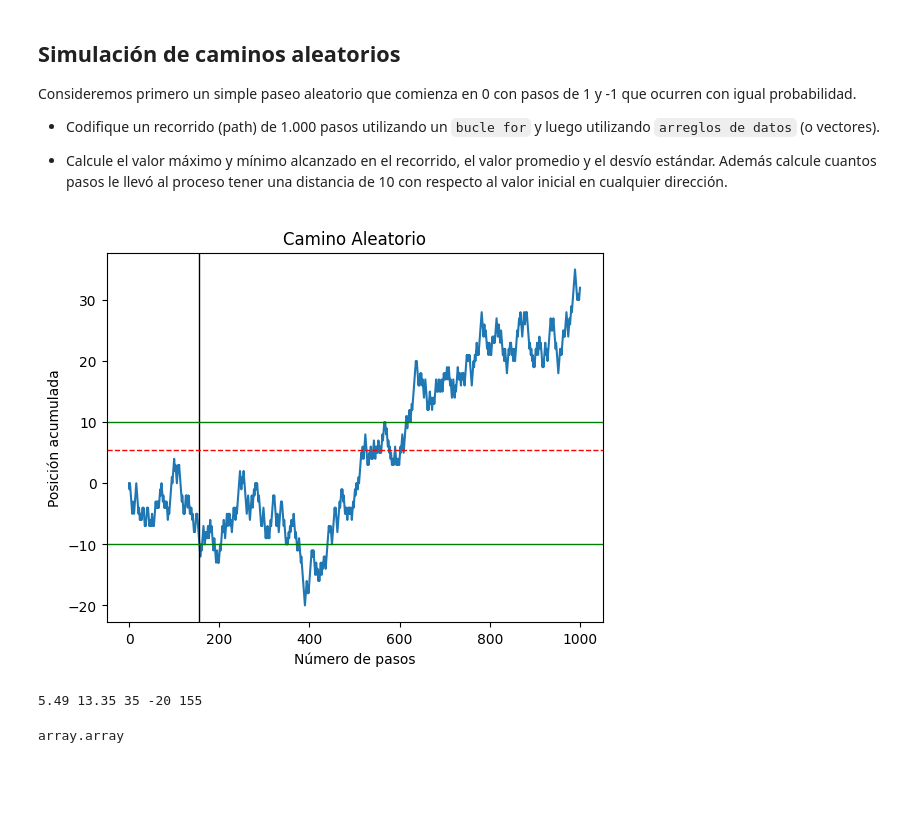
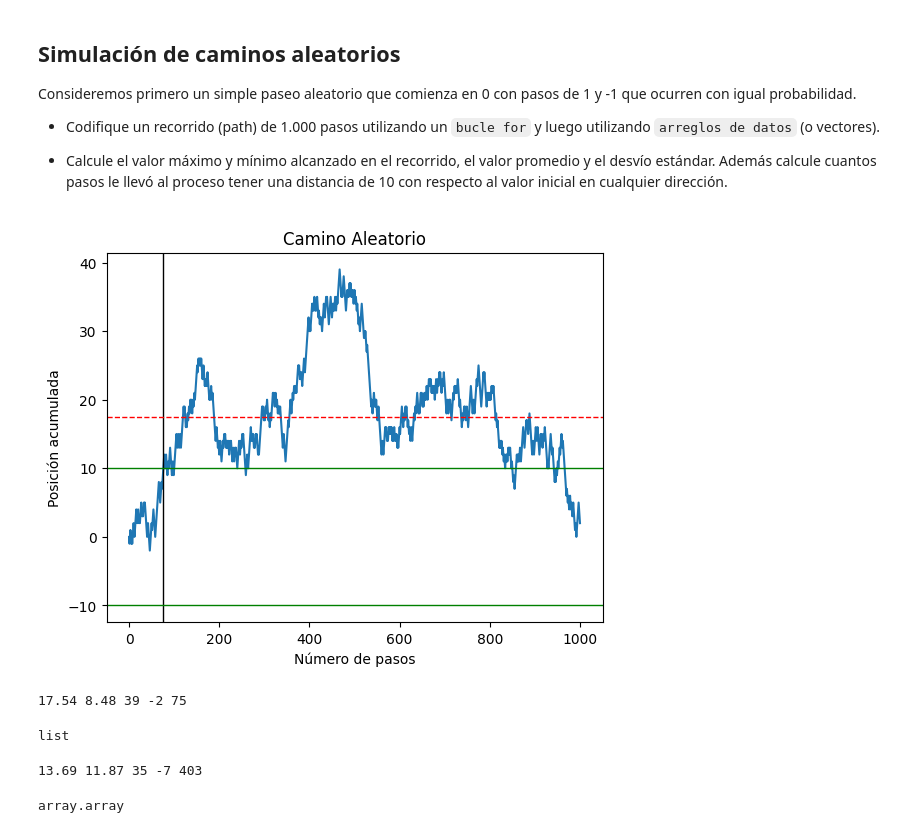
Before and after one commit to LeonidasConQui1729/Python4Finance, a Jupyter notebook: TrabajoPractico2_Grupo2.ipynb, the cells around one changed output. Saved outputs shown, nothing was run; the diff lists cells and outputs as text; code cells hidden in the pictures; blank space fills up the shorter version.

Commit message:
Add files via upload
Agregar parametro para seleccion de estructura de datos a usar en el codigo

```diff
--- a/TrabajoPractico2_Grupo2.ipynb
+++ b/TrabajoPractico2_Grupo2.ipynb
@@ -31,19 +31,34 @@ import matplotlib.pyplot as plt
 import statistics
 # definimos la funcion que guarda todos los pasos en un array, definiendo asi el paseo aleatorio
 # el parametro grafica hace que nuestra funcion despliegue o no el paseo aleatorio de manera grafica
-def random_path(grafica=1):
-    # inicializamos el array con un valor cero
-    pasos = array.array('i', [0])
+# el parametro vectors indica que estructura de datos utilizar, si es 1 se usa un vector y un array en cualquier otro caso
+# por default graficamos y utilizamos un array
+def random_path(grafica=1, vectors=0):
+    # dependiendo el parametro de la funcion, utilizamos una estructura de datos distinta
+    if vectors == 1:
+        pasos = [0]  # lista (vector)
+    else:
+        pasos = array.array('i', [0])
     # esta variable indica el step en el que se llego a una distancia de 10 respecto al origen
     paso = 0
     # definimos un flag para cuando se halla llegado a una distancia de 10 respecto al origen
     alcanzado = False
     # iniciamos el ciclo for
     for i in range(1000):
-        # sumamos al paso previo, el valor aleatorio dado por nuestra funcion
-        pasos.append(pasos[-1] + random_step())
+        # generamos el nuevo paso
+        step_value = random_step()
+        # añadimos el paso a la estructura correspondiente
+        if vectors == 1:
+            pasos.append(pasos[-1] + step_value)
+        else:
+            pasos.append(pasos[-1] + step_value)
+        # en el caso de array, debemos convertir a lista para acceder a los elementos de forma similar
+        if vectors == 0:
+            actual_paso = pasos[-1]
+        else:
+            actual_paso = pasos[-1]
         # definimos una variable que mide la distancia respecto al origen
-        distancia_actual = abs(pasos[-1])
+        distancia_actual = abs(actual_paso)
         # en el ciclo if, guardamos el paso hasta alcanzar la distancia requerrida
         if not alcanzado and distancia_actual >= 10:
             # guardamos el paso en que se alcanzó
@@ -75,15 +90,17 @@ def random_path(grafica=1):
     # retornamos el array con la trayectoria y los datos estadisticos
     return pasos, media, stdev, maximo, minimo, paso
 # %%
-pasos, media, stdev, maximo, minimo, paso = random_path()
+# corremos sin parametro la funcion para graficar por default
+pasos, media, stdev, maximo, minimo, paso = random_path(grafica=1,vectors=1)
 # %% [output]
-[figure, old version]
+[figure, new version]
 # %%
+# imprimimos los return de la funcion
 print(media, stdev, maximo, minimo, paso)
 # %% [output]
-5.49 13.35 35 -20 155
+17.54 8.48 39 -2 75
 # %%
-# el tipo de la variable pasos es un array como se solicito en las intrucciones
+# en este caso, la estructura utilizada es un vector, a.k.a, una lista
 type(pasos)
 # %% [output]
-array.array
+list
@@ -89,0 +110,10 @@ array.array
+# %%
+# imprimimos los return de la funcion
+print(m, s, maxi, mini, Paso)
+# %% [output]
+13.69 11.87 35 -7 403
+# %%
+# en este caso la estructura utilizada es un array
+type(p)
+# %% [output]
+array.array
```
Also changed, not shown: parts of 1 cell of this notebook.
